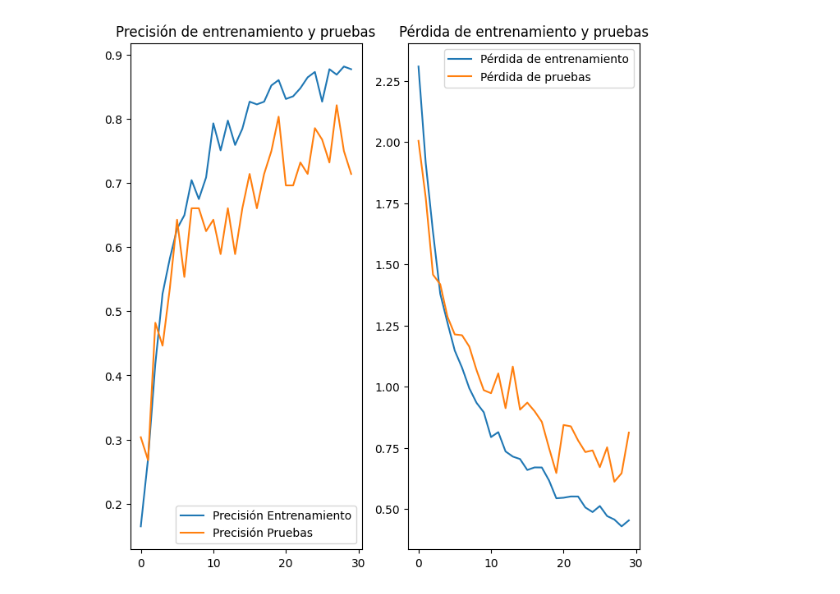
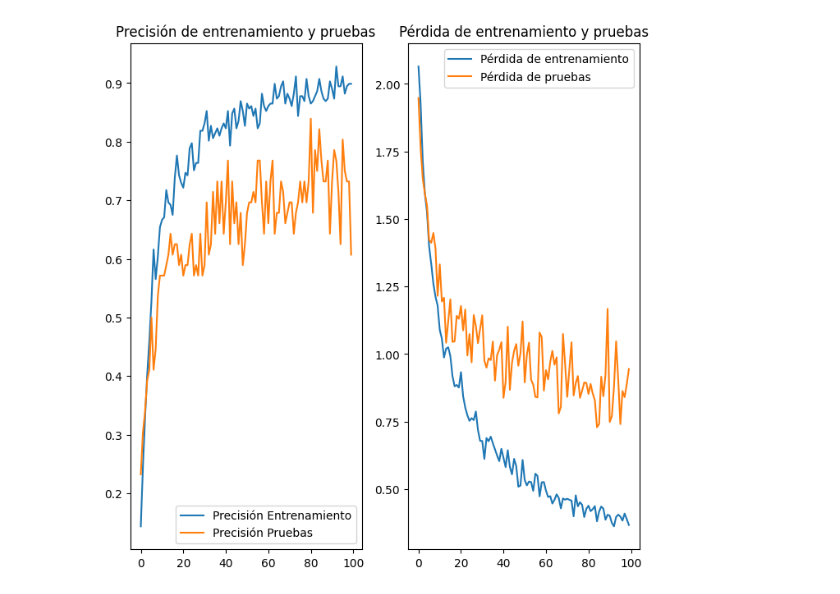
Before and after one commit to eloyjm/api-cofradia, a Jupyter notebook: src/entrenamiento.ipynb, the cells around one changed output. Saved outputs shown, nothing was run; the diff lists cells and outputs as text; code cells hidden in the pictures.

Commit message:
feat: entrenamiento modelos ddr

```diff
--- a/src/entrenamiento.ipynb
+++ b/src/entrenamiento.ipynb
@@ -212,9 +258,11 @@ modelo_nasnet.compile(
     loss='categorical_crossentropy',
     metrics=['accuracy'])
 
-EPOCAS = 30
+EPOCAS = 100
 
 historial_nasnet = modelo_nasnet.fit(
     data_gen_entrenamiento, epochs=EPOCAS, batch_size=32,
     validation_data=data_gen_pruebas
 )
+
+save_model(modelo_nasnet, f'../models/{key_day}/{key_day}NASNET{EPOCAS}.h5')
@@ -221,27 +287,27 @@ historial_nasnet = modelo_nasnet.fit(
 # %%
 #Graficas de precisión
 
-historial = historialMNAPP
+historial = historial_nasnet
 acc = historial.history['accuracy']
 val_acc = historial.history['val_accuracy']
 
 loss = historial.history['loss']
 val_loss = historial.history['val_loss']
 
 rango_epocas = range(EPOCAS)
 
 plt.figure(figsize=(8,8))
 plt.subplot(1,2,1)
 plt.plot(rango_epocas, acc, label='Precisión Entrenamiento')
 plt.plot(rango_epocas, val_acc, label='Precisión Pruebas')
 plt.legend(loc='lower right')
 plt.title('Precisión de entrenamiento y pruebas')
 
 plt.subplot(1,2,2)
 plt.plot(rango_epocas, loss, label='Pérdida de entrenamiento')
 plt.plot(rango_epocas, val_loss, label='Pérdida de pruebas')
 plt.legend(loc='upper right')
 plt.title('Pérdida de entrenamiento y pruebas')
 plt.show()
 # %% [output]
-[figure, old version]
+[figure, new version]
```
Also changed, not shown: parts of 7 cells of this notebook, 8 other files.
